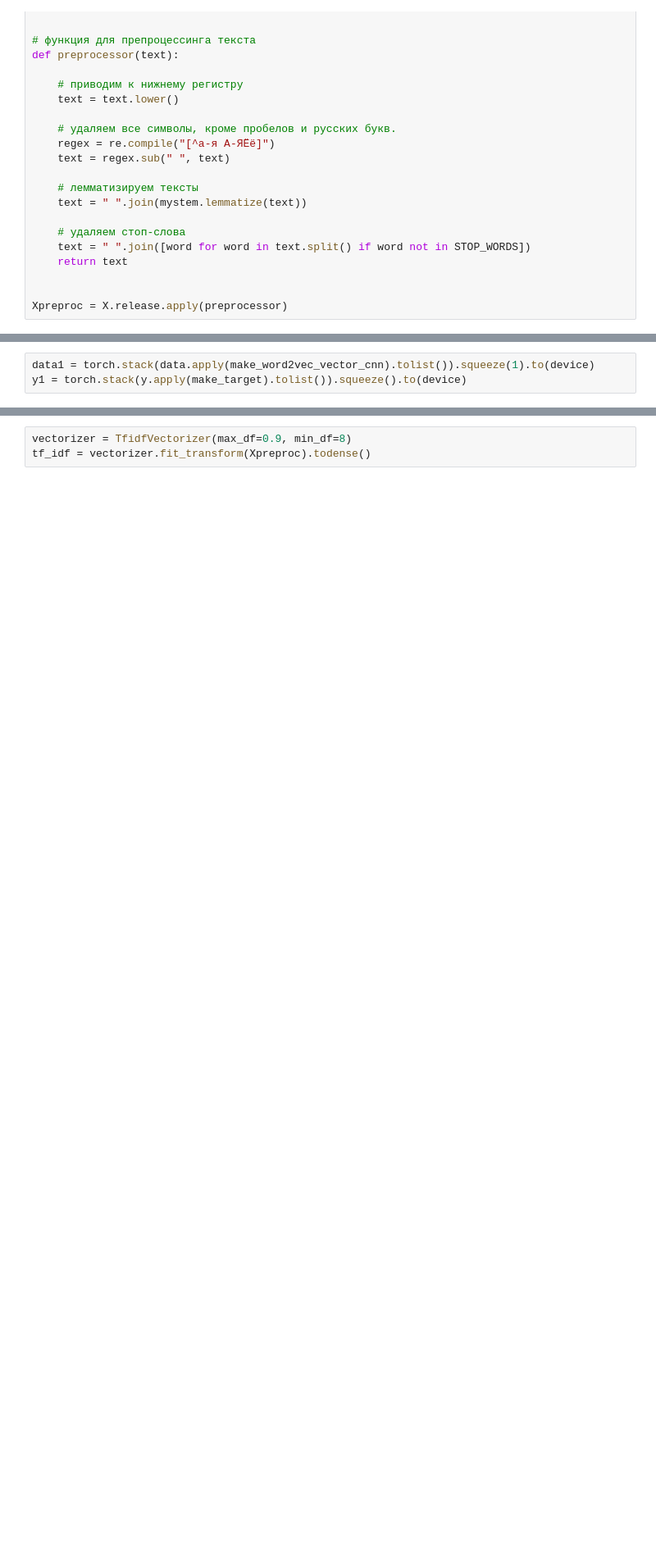
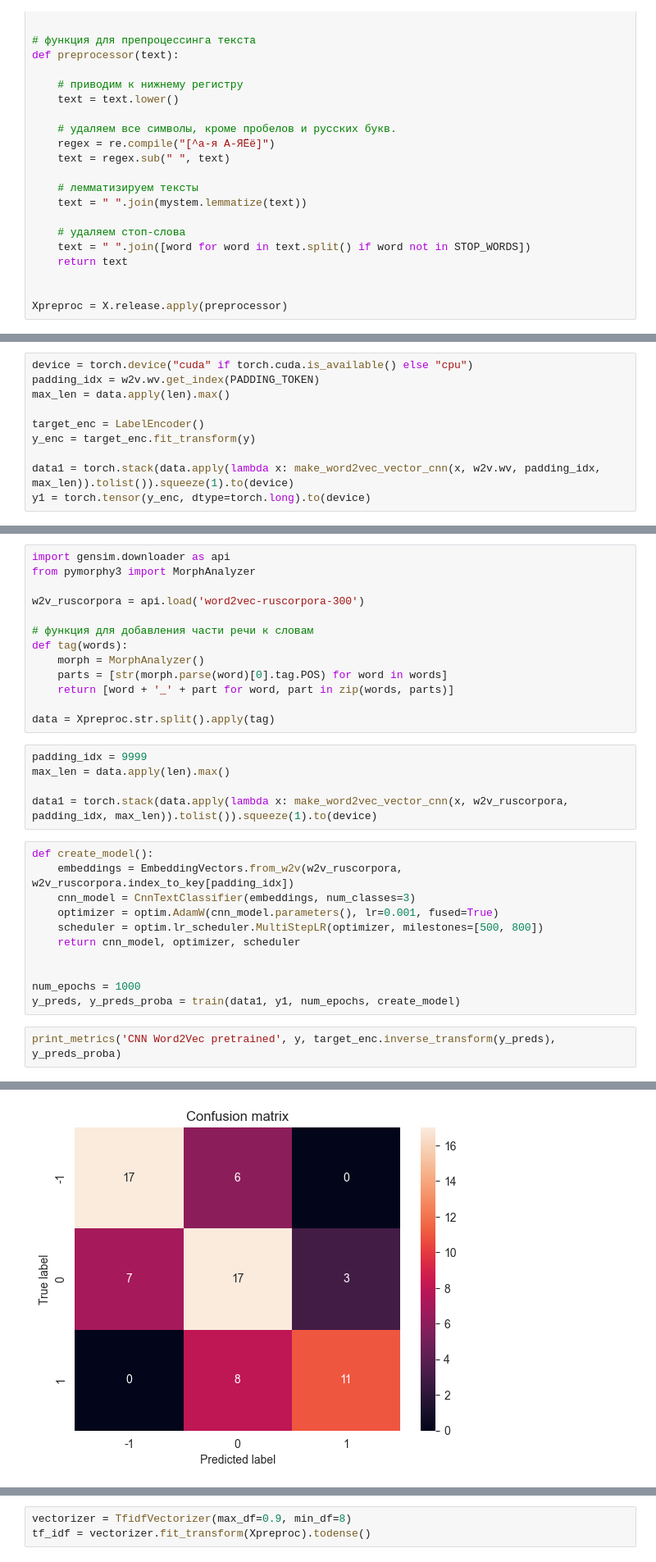
Before and after one commit to ai24-team-15/cbr-press-release-classifier, a Jupyter notebook: ml/dl_models/cnn.ipynb, the cells around one changed output, grey strips where cells are left out. Shown at 82% size. Cells and saved outputs as stored; diff of their text form; blank space fills up the shorter version.

```diff
--- a/ml/dl_models/cnn.ipynb
+++ b/ml/dl_models/cnn.ipynb
@@ -155,3 +168,10 @@ def make_word2vec_vector_cnn(sentence):
 # %%
-data1 = torch.stack(data.apply(make_word2vec_vector_cnn).tolist()).squeeze(1).to(device)
-y1 = torch.stack(y.apply(make_target).tolist()).squeeze().to(device)
+device = torch.device("cuda" if torch.cuda.is_available() else "cpu")
+padding_idx = w2v.wv.get_index(PADDING_TOKEN)
+max_len = data.apply(len).max()
+
+target_enc = LabelEncoder()
+y_enc = target_enc.fit_transform(y)
+
+data1 = torch.stack(data.apply(lambda x: make_word2vec_vector_cnn(x, w2v.wv, padding_idx, max_len)).tolist()).squeeze(1).to(device)
+y1 = torch.tensor(y_enc, dtype=torch.long).to(device)
@@ -231,0 +276,32 @@ array([[13,  8,  1],
+# %%
+import gensim.downloader as api
+from pymorphy3 import MorphAnalyzer
+
+w2v_ruscorpora = api.load('word2vec-ruscorpora-300')
+
+# функция для добавления части речи к словам
+def tag(words):
+    morph = MorphAnalyzer()
+    parts = [str(morph.parse(word)[0].tag.POS) for word in words]
+    return [word + '_' + part for word, part in zip(words, parts)]
+
+data = Xpreproc.str.split().apply(tag)
+# %%
+padding_idx = 9999
+max_len = data.apply(len).max()
+
+data1 = torch.stack(data.apply(lambda x: make_word2vec_vector_cnn(x, w2v_ruscorpora, padding_idx, max_len)).tolist()).squeeze(1).to(device)
+# %%
+def create_model():
+    embeddings = EmbeddingVectors.from_w2v(w2v_ruscorpora, w2v_ruscorpora.index_to_key[padding_idx])
+    cnn_model = CnnTextClassifier(embeddings, num_classes=3)
+    optimizer = optim.AdamW(cnn_model.parameters(), lr=0.001, fused=True)
+    scheduler = optim.lr_scheduler.MultiStepLR(optimizer, milestones=[500, 800])
+    return cnn_model, optimizer, scheduler
+
+
+num_epochs = 1000
+y_preds, y_preds_proba = train(data1, y1, num_epochs, create_model)
+# %%
+print_metrics('CNN Word2Vec pretrained', y, target_enc.inverse_transform(y_preds), y_preds_proba)
+# %% [output]
@@ -231,0 +317 @@ array([[13,  8,  1],
+[figure, added]
```
Also changed, not shown: parts of 30 cells of this notebook.
